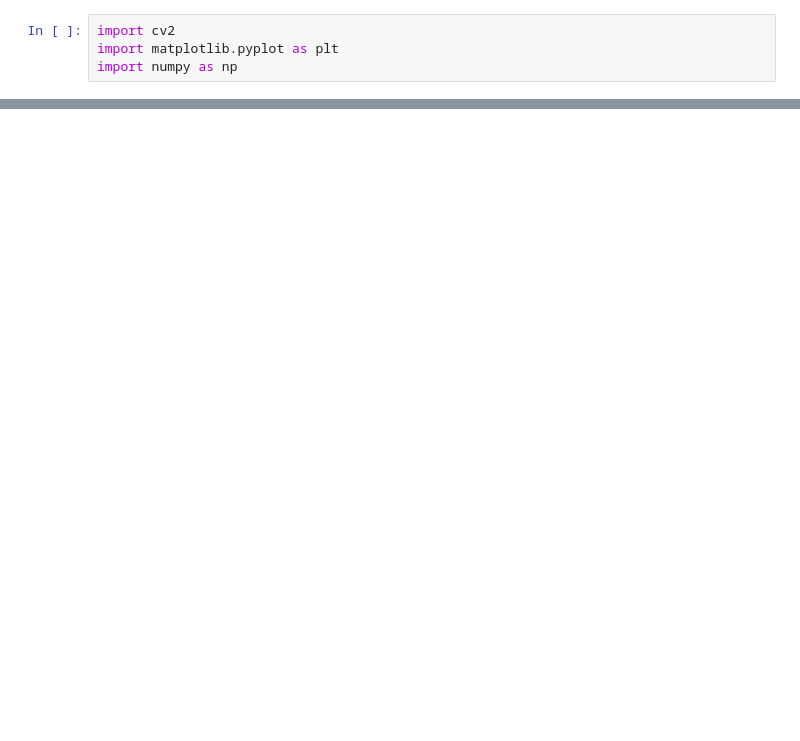
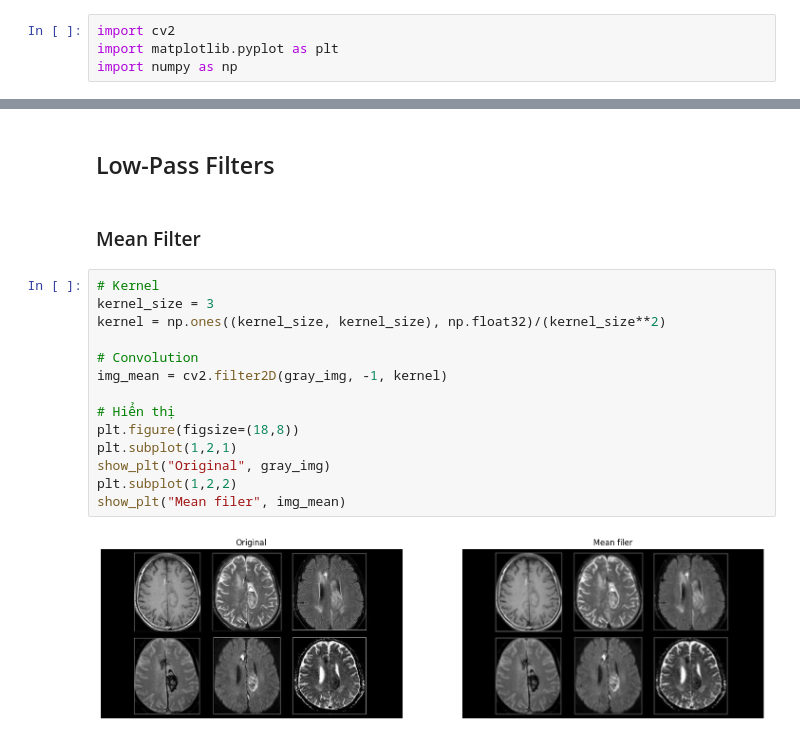
Before and after one commit to CaPPok/ComputerVision, a Jupyter notebook: module2.ipynb, the cells around one changed output, grey strips where cells are left out. Saved outputs shown, nothing was run; the diff lists cells and outputs as text; blank space fills up the shorter version.

```diff
--- a/module2.ipynb
+++ b/module2.ipynb
@@ -119,0 +42,20 @@ show_plt("Laplace", gl)
+# %% [markdown]
+## Low-Pass Filters
+# %% [markdown]
+### Mean Filter
+# %%
+# Kernel
+kernel_size = 3
+kernel = np.ones((kernel_size, kernel_size), np.float32)/(kernel_size**2)
+
+# Convolution
+img_mean = cv2.filter2D(gray_img, -1, kernel)
+
+# Hiển thị
+plt.figure(figsize=(18,8))
+plt.subplot(1,2,1)
+show_plt("Original", gray_img)
+plt.subplot(1,2,2)
+show_plt("Mean filer", img_mean)
+# %% [output]
+[figure, added]
```
Also changed, not shown: parts of 28 cells of this notebook.
